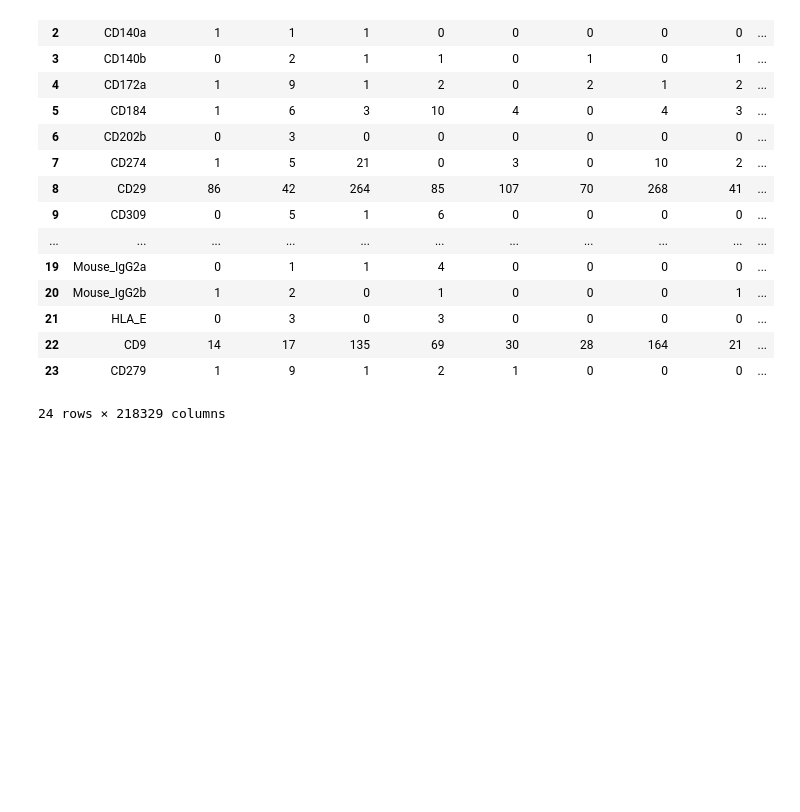
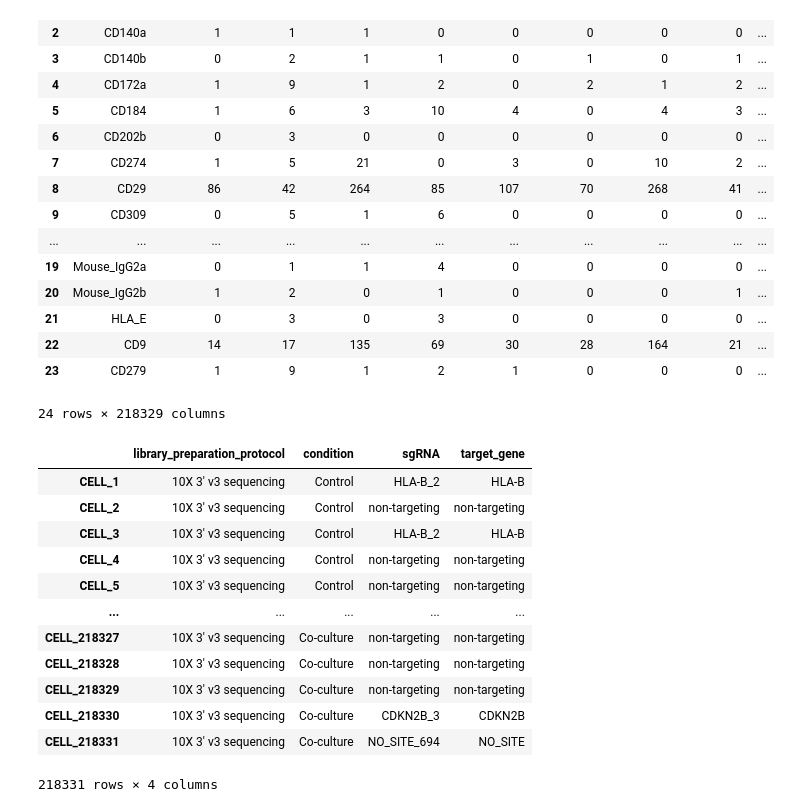
Before and after one commit to parshawn/cellian, a Jupyter notebook: perturb_citeseq.ipynb, the cells around one changed output. Drawn from its saved outputs; the diff is of its cells as text; code cells hidden in the pictures; blank space fills up the shorter version.

```diff
--- a/perturb_citeseq.ipynb
+++ b/perturb_citeseq.ipynb
@@ -32,0 +38,17 @@ cite_expression
+# %%
+aligend_adata = ad.read_h5ad("/home/nebius/cellian/data/perturb-cite-seq/SCP1064/processed/scp1064_aligned_to_model.h5ad")
+aligend_adata.obs
+# %% [output]
+|  | library_preparation_protocol | condition | sgRNA | target_gene |
+| CELL_1 | 10X 3' v3 sequencing | Control | HLA-B_2 | HLA-B |
+| CELL_2 | 10X 3' v3 sequencing | Control | non-targeting | non-targeting |
+| CELL_3 | 10X 3' v3 sequencing | Control | HLA-B_2 | HLA-B |
+| CELL_4 | 10X 3' v3 sequencing | Control | non-targeting | non-targeting |
+| CELL_5 | 10X 3' v3 sequencing | Control | non-targeting | non-targeting |
+| ... | ... | ... | ... | ... |
+| CELL_218327 | 10X 3' v3 sequencing | Co-culture | non-targeting | non-targeting |
+| CELL_218328 | 10X 3' v3 sequencing | Co-culture | non-targeting | non-targeting |
+| CELL_218329 | 10X 3' v3 sequencing | Co-culture | non-targeting | non-targeting |
+| CELL_218330 | 10X 3' v3 sequencing | Co-culture | CDKN2B_3 | CDKN2B |
+| CELL_218331 | 10X 3' v3 sequencing | Co-culture | NO_SITE_694 | NO_SITE |
+218331 rows × 4 columns
```
Also changed, not shown: parts of 5 cells of this notebook, 56 other files.
